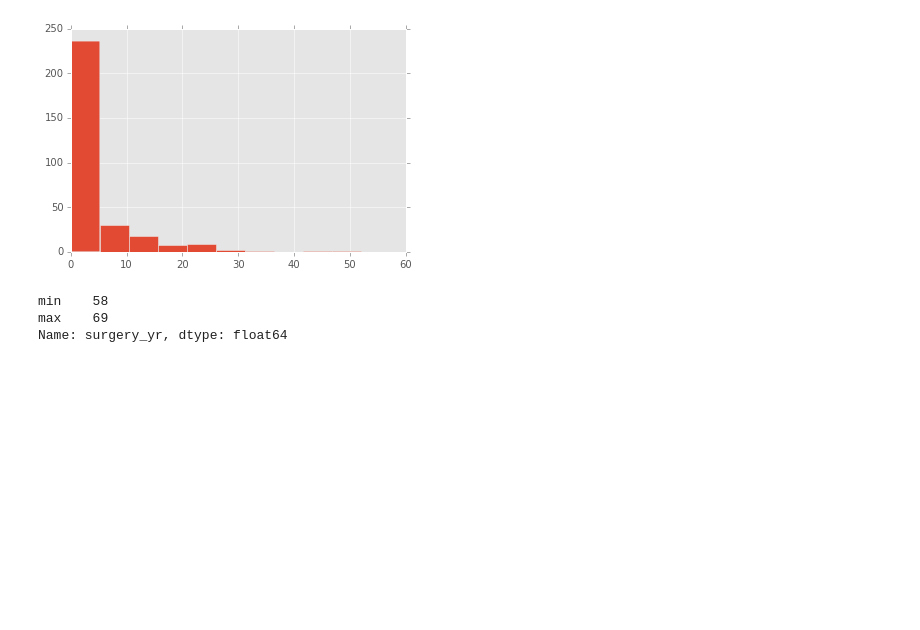
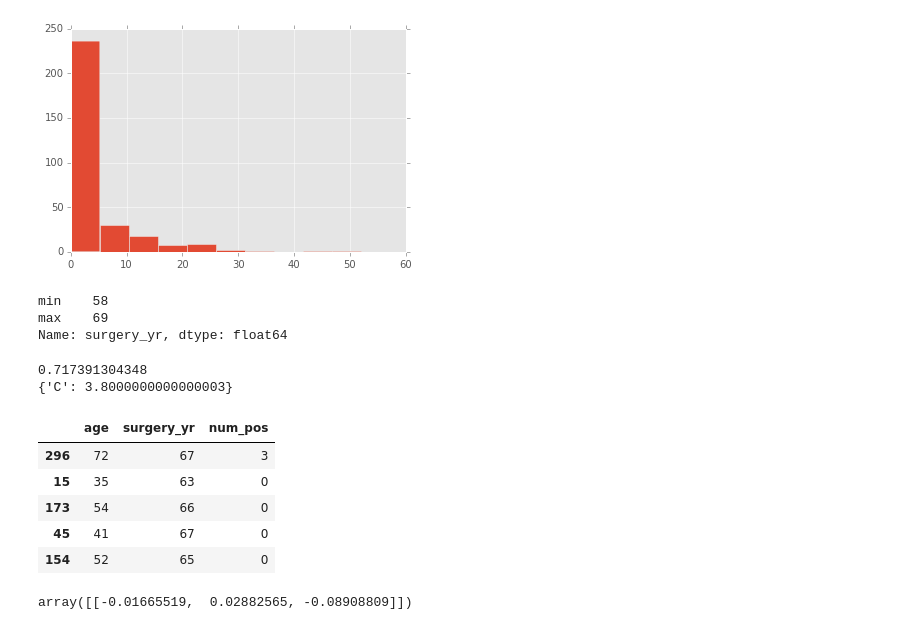
Before and after one commit to jstnstwrt/classification-models, a Jupyter notebook: classification.ipynb, the cells around one changed output. Drawn from its saved outputs; the diff is of its cells as text; code cells hidden in the pictures; blank space fills up the shorter version.

Commit message:
ran a logisitic regression to classify survival variable in the haberman dataset, reported coefs

```diff
--- a/classification.ipynb
+++ b/classification.ipynb
@@ -470,3 +470,32 @@ haberman.surgery_yr.describe()[['min','max']]
 min    58
 max    69
 Name: surgery_yr, dtype: float64
+# %%
+y = haberman.pop('survival')
+X= haberman
+X_train,X_test,y_train,y_test = train_test_split(X,y,test_size=.3)
+# %%
+rgr = LogisticRegression()
+param_grid = {"C":.1*np.arange(1,100)}
+rgr_grid=GridSearchCV(rgr,param_grid,cv=5)
+rgr_grid.fit(X_train,y_train)
+print rgr_grid.score(X_test,y_test)
+print rgr_grid.best_params_
+# %% [output]
+0.717391304348
+{'C': 3.8000000000000003}
+# %%
+X_train.head()
+# %% [output]
+|  | age | surgery_yr | num_pos |
+| 296 | 72 | 67 | 3 |
+| 15 | 35 | 63 | 0 |
+| 173 | 54 | 66 | 0 |
+| 45 | 41 | 67 | 0 |
+| 154 | 52 | 65 | 0 |
+# %%
+rgr = LogisticRegression(C=3.8)
+rgr.fit(X_train,y_train)
+rgr.coef_
+# %% [output]
+array([[-0.01665519,  0.02882565, -0.08908809]])
```
